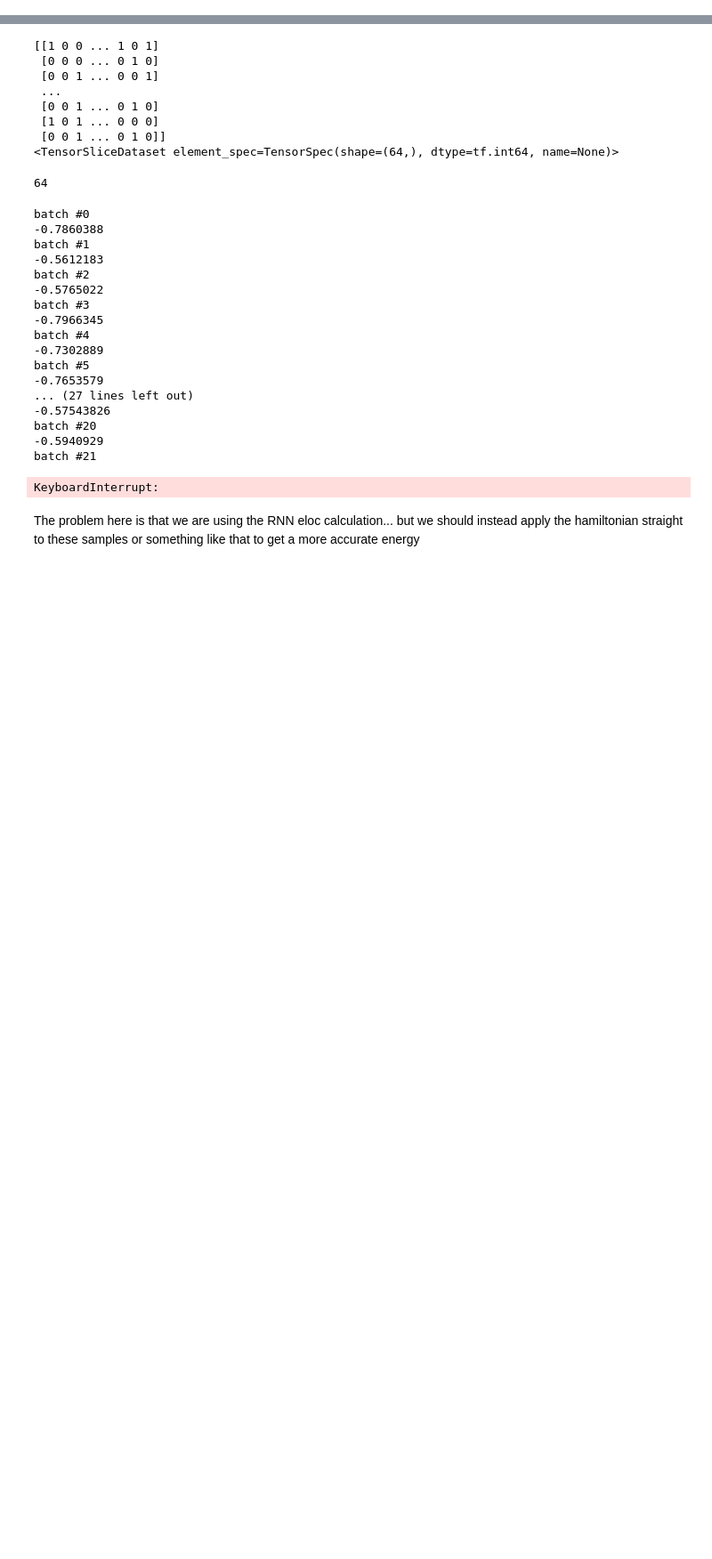
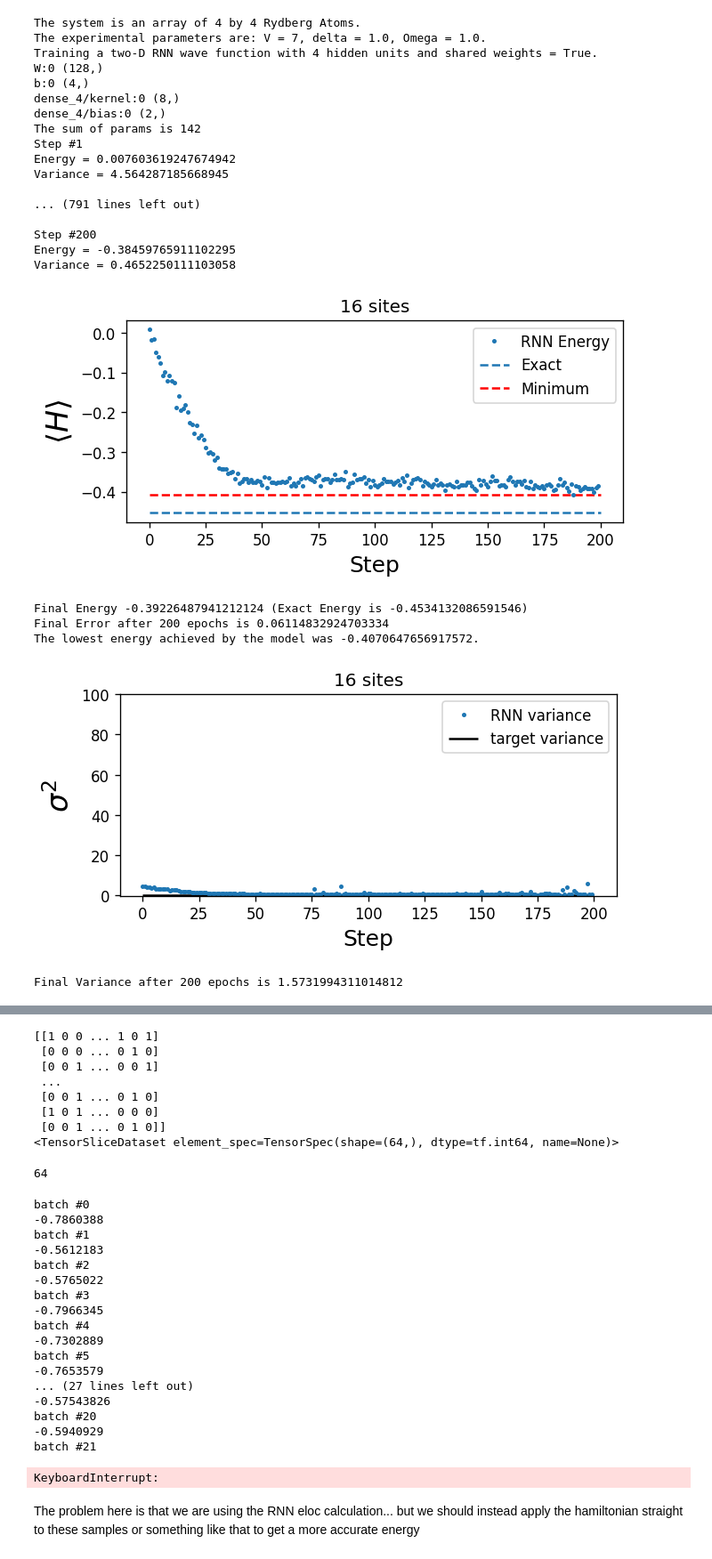
Before and after one commit to slattekr/RydbergStateReReconstruction, a Jupyter notebook: Main/Benchmarking.ipynb, the cells around one changed output, grey strips where cells are left out. Shown at 89% size. Drawn from its saved outputs; the diff is of its cells as text; code cells hidden in the pictures; blank space fills up the shorter version.

```diff
--- a/Main/Benchmarking.ipynb
+++ b/Main/Benchmarking.ipynb
@@ -7,0 +7,62 @@ from Train import train_w_data
+# %%
+energy = []
+variance = []
+cost = []
+from Train import train_w_data,train_w_VMC
+
+def main():
+    config = {
+        # System Parameters
+        'name': 'none',
+        'Lx': 4,
+        'Ly': 4,
+        'V': 7,
+        'Omega': 1.0,
+        'delta': 1.0,
+        'trunc': 100,
+
+        # RNN & Training Parameters
+        'RNN': 'TwoD',
+        'nh': 4,
+        'lr': 1e-3,
+        'weight_sharing': True,
+        'seed': 1234,
+        'epochs':200,
+        'ns': 1000,
+        'batch_size': 100,
+
+        # Etc
+        'Print':True,
+        'Write_Data': False,
+        'Plot': True
+        }
+
+    return train_w_VMC(config,energy,variance,cost)
+
+
+if __name__ == "__main__":
+    model = main()
+# %% [output]
+The system is an array of 4 by 4 Rydberg Atoms.
+The experimental parameters are: V = 7, delta = 1.0, Omega = 1.0.
+Training a two-D RNN wave function with 4 hidden units and shared weights = True.
+W:0 (128,)
+b:0 (4,)
+dense_4/kernel:0 (8,)
+dense_4/bias:0 (2,)
+The sum of params is 142
+Step #1
+Energy = 0.007603619247674942
+Variance = 4.564287185668945
+
+... (791 lines left out)
+
+Step #200
+Energy = -0.38459765911102295
+Variance = 0.4652250111103058
+[figure, added]
+Final Energy -0.39226487941212124 (Exact Energy is -0.4534132086591546)
+Final Error after 200 epochs is 0.06114832924703334
+The lowest energy achieved by the model was -0.4070647656917572.
+[figure, added]
+Final Variance after 200 epochs is 1.5731994311014812
```
Also changed, not shown: parts of 4 cells of this notebook, 3 other files.
